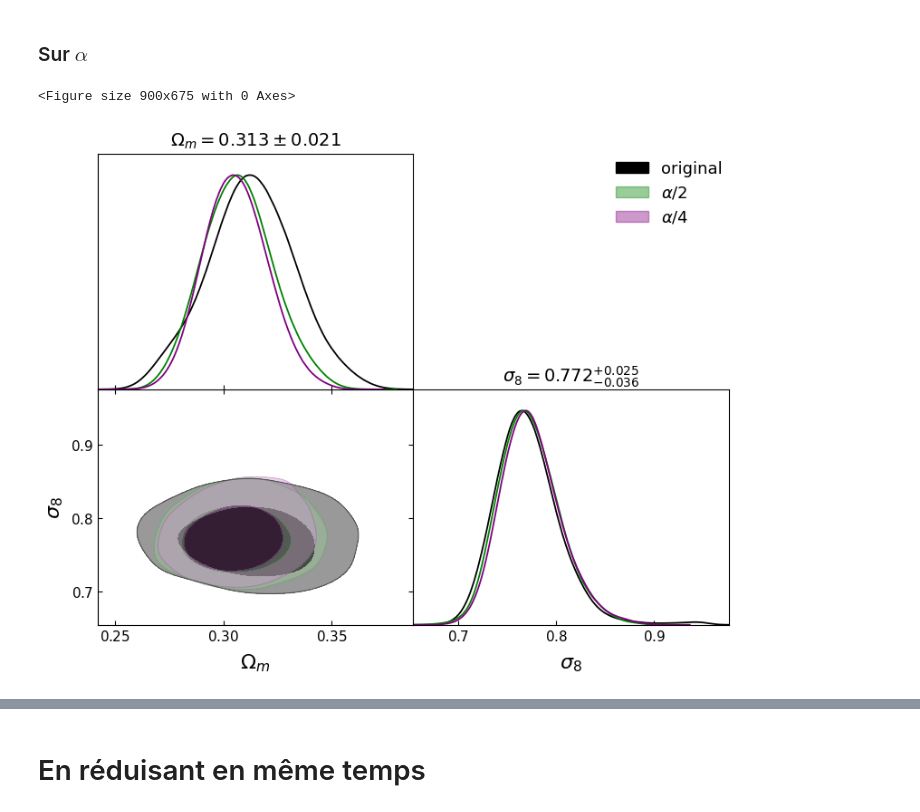
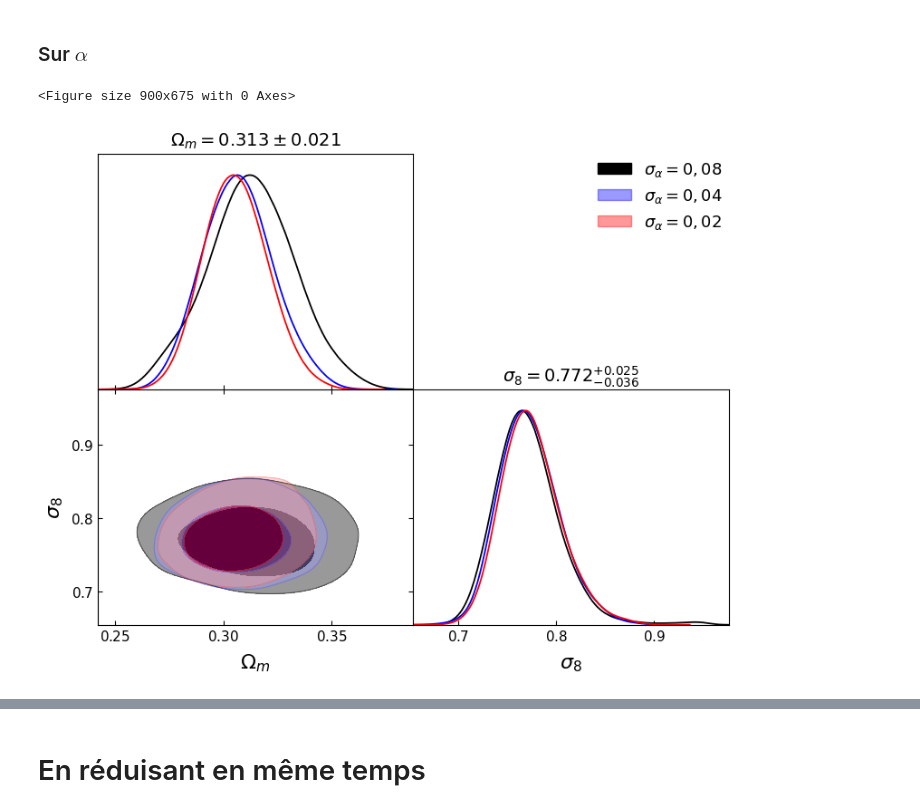
Before and after one commit to Thomas054/My_hmf, a Jupyter notebook: Cobaya/Cobaya_Uncertainties.ipynb, the cells around one changed output, grey strips where cells are left out. Drawn from its saved outputs; the diff is of its cells as text; code cells hidden in the pictures.

```diff
--- a/Cobaya/Cobaya_Uncertainties.ipynb
+++ b/Cobaya/Cobaya_Uncertainties.ipynb
@@ -65,32 +89,32 @@ g.triangle_plot(
 # %%
 samples = [run_normal, run_a1,run_a2]  # Liste des échantillons auxquels on s'intéresse
 g = plots.get_single_plotter(chain_dir=path, width_inch=9)  # width_inch = largeur de la figure
 
 # Pour faire joli
 g.settings.figure_legend_frame = False  # Cadre autour de la légende
 g.settings.alpha_filled_add = 0.4   # ?
 g.settings.title_limit_fontsize = 14    # Taille de la police du titre
 g.settings.legend_fontsize = 13   # Taille de la police de la légende
 g.settings.axes_labelsize = 16  # Taille de la police des labels des axes
 # g.settings.xtick.labelsize = 14
 # g.settings.ytick.labelsize = 14
 
 
 
 # Plot
 g.triangle_plot(
     samples,
     ["omegam", "sigma8"],   # Paramètres à afficher
     filled=[True],
-    legend_labels=["original", r"$\alpha/2$", r"$\alpha/4$"],  # 1 label par sample
+    legend_labels=[r"$\sigma_{\alpha} = 0,08$", r"$\sigma_{\alpha} = 0,04$", r"$\sigma_{\alpha} = 0,02$"],  # 1 label par sample
     legend_loc="upper right",   # Position de la légende
-    contour_colors=["black", "green", "purple"],  # Couleurs des contours
+    contour_colors=["black", "blue", "red"],  # Couleurs des contours
     title_limit=1,
     markers={"x2": 0},
 )
 
 
-# g.export('testrun_triangle.pdf')
+g.export('alpha_uncertainty.pdf')
 # %% [output]
 <Figure size 900x675 with 0 Axes>
-[figure, old version]
+[figure, new version]
```
Also changed, not shown: parts of 6 cells of this notebook, 10 other files.
